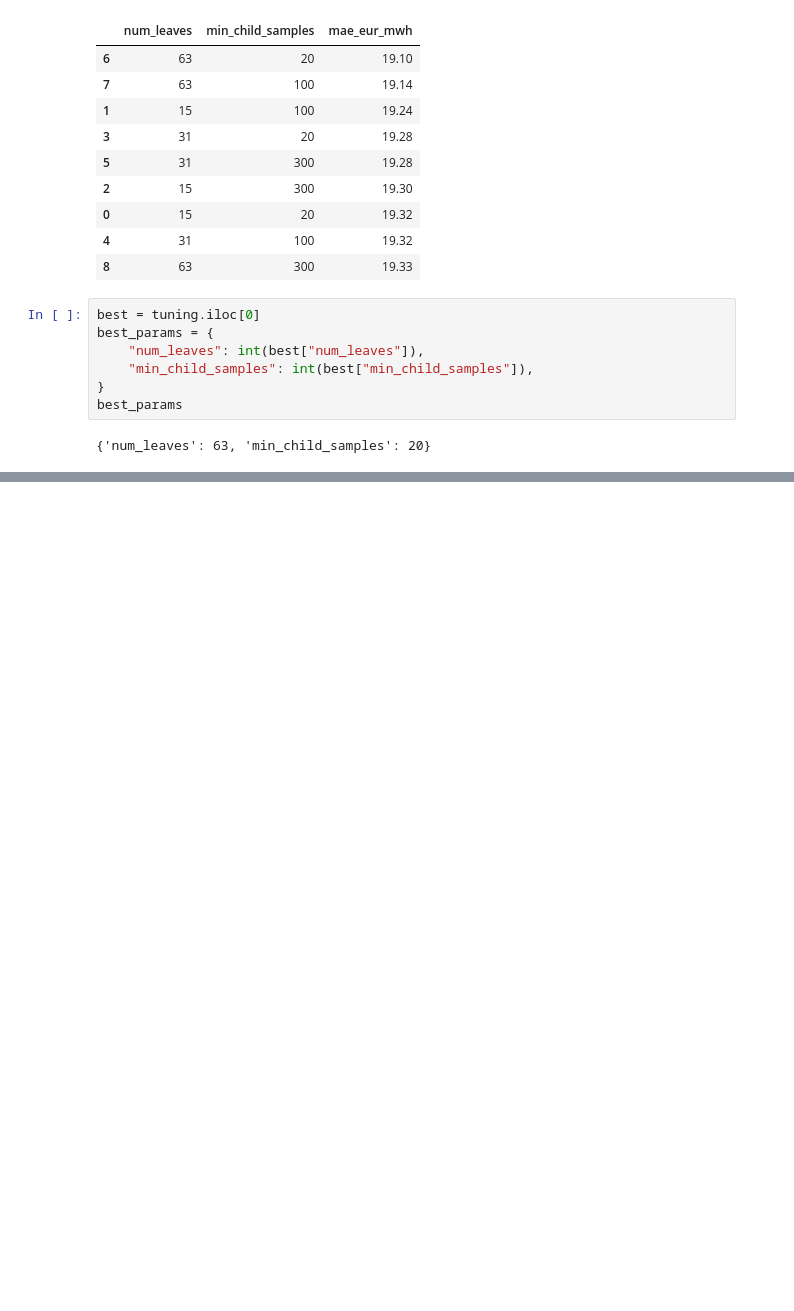
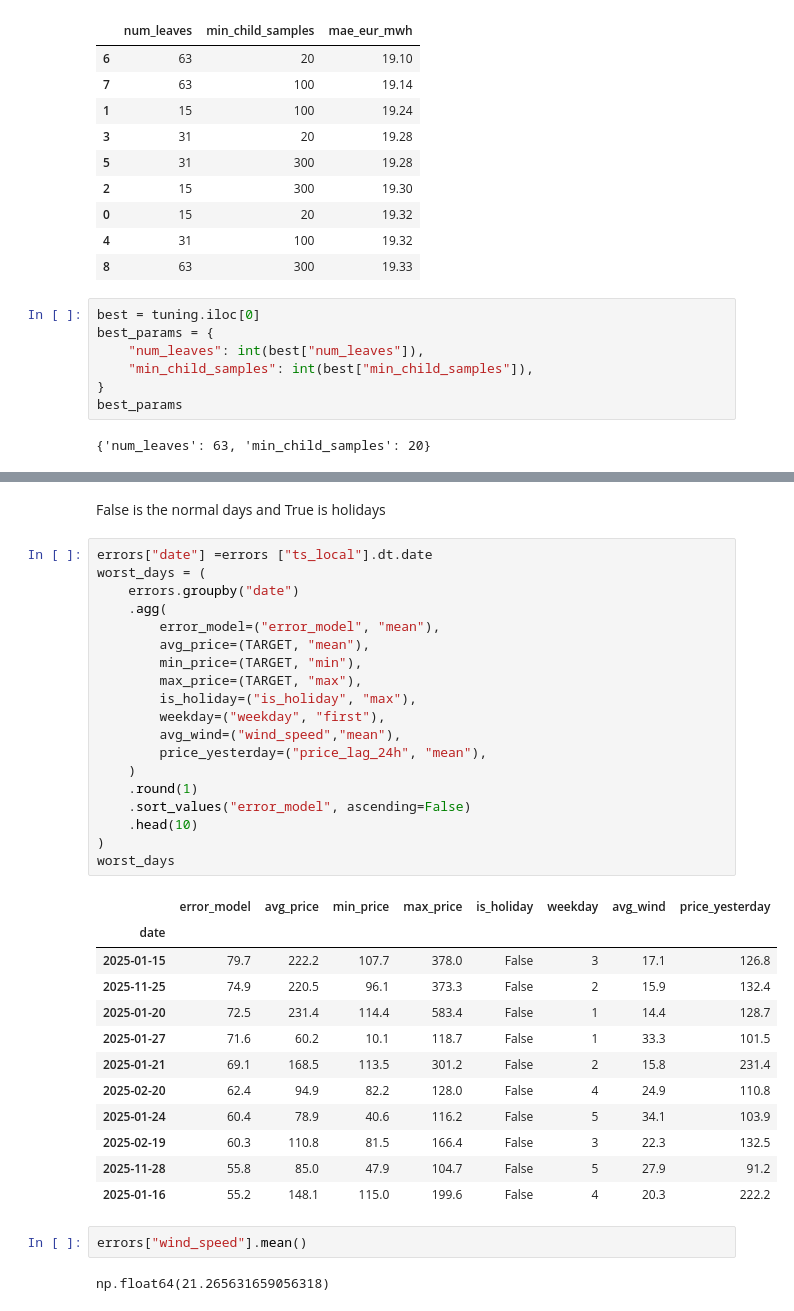
Before and after one commit to sanjudprajpurohit/Electricity-Analysis-and-forecasting, a Jupyter notebook: notebooks/05_forecast.ipynb, the cells around one changed output, grey strips where cells are left out. Saved outputs shown, nothing was run; the diff lists cells and outputs as text; blank space fills up the shorter version.

```diff
--- a/notebooks/05_forecast.ipynb
+++ b/notebooks/05_forecast.ipynb
@@ -281,0 +396,38 @@ best_params
+# %% [markdown]
+False is the normal days and True is holidays
+# %%
+errors["date"] =errors ["ts_local"].dt.date
+worst_days = (
+    errors.groupby("date")
+    .agg(
+        error_model=("error_model", "mean"),
+        avg_price=(TARGET, "mean"),
+        min_price=(TARGET, "min"),
+        max_price=(TARGET, "max"),
+        is_holiday=("is_holiday", "max"),
+        weekday=("weekday", "first"),
+        avg_wind=("wind_speed","mean"),
+        price_yesterday=("price_lag_24h", "mean"),
+    )
+    .round(1)
+    .sort_values("error_model", ascending=False)
+    .head(10)
+)
+worst_days
+# %% [output]
+|  | error_model | avg_price | min_price | max_price | is_holiday | weekday | avg_wind | price_yesterday |
+| date |  |  |  |  |  |  |  |  |
+| 2025-01-15 | 79.7 | 222.2 | 107.7 | 378.0 | False | 3 | 17.1 | 126.8 |
+| 2025-11-25 | 74.9 | 220.5 | 96.1 | 373.3 | False | 2 | 15.9 | 132.4 |
+| 2025-01-20 | 72.5 | 231.4 | 114.4 | 583.4 | False | 1 | 14.4 | 128.7 |
+| 2025-01-27 | 71.6 | 60.2 | 10.1 | 118.7 | False | 1 | 33.3 | 101.5 |
+| 2025-01-21 | 69.1 | 168.5 | 113.5 | 301.2 | False | 2 | 15.8 | 231.4 |
+| 2025-02-20 | 62.4 | 94.9 | 82.2 | 128.0 | False | 4 | 24.9 | 110.8 |
+| 2025-01-24 | 60.4 | 78.9 | 40.6 | 116.2 | False | 5 | 34.1 | 103.9 |
+| 2025-02-19 | 60.3 | 110.8 | 81.5 | 166.4 | False | 3 | 22.3 | 132.5 |
+| 2025-11-28 | 55.8 | 85.0 | 47.9 | 104.7 | False | 5 | 27.9 | 91.2 |
+| 2025-01-16 | 55.2 | 148.1 | 115.0 | 199.6 | False | 4 | 20.3 | 222.2 |
+# %%
+errors["wind_speed"].mean()
+# %% [output]
+np.float64(21.265631659056318)
```
Also changed, not shown: parts of 17 cells of this notebook, 1 other file.
